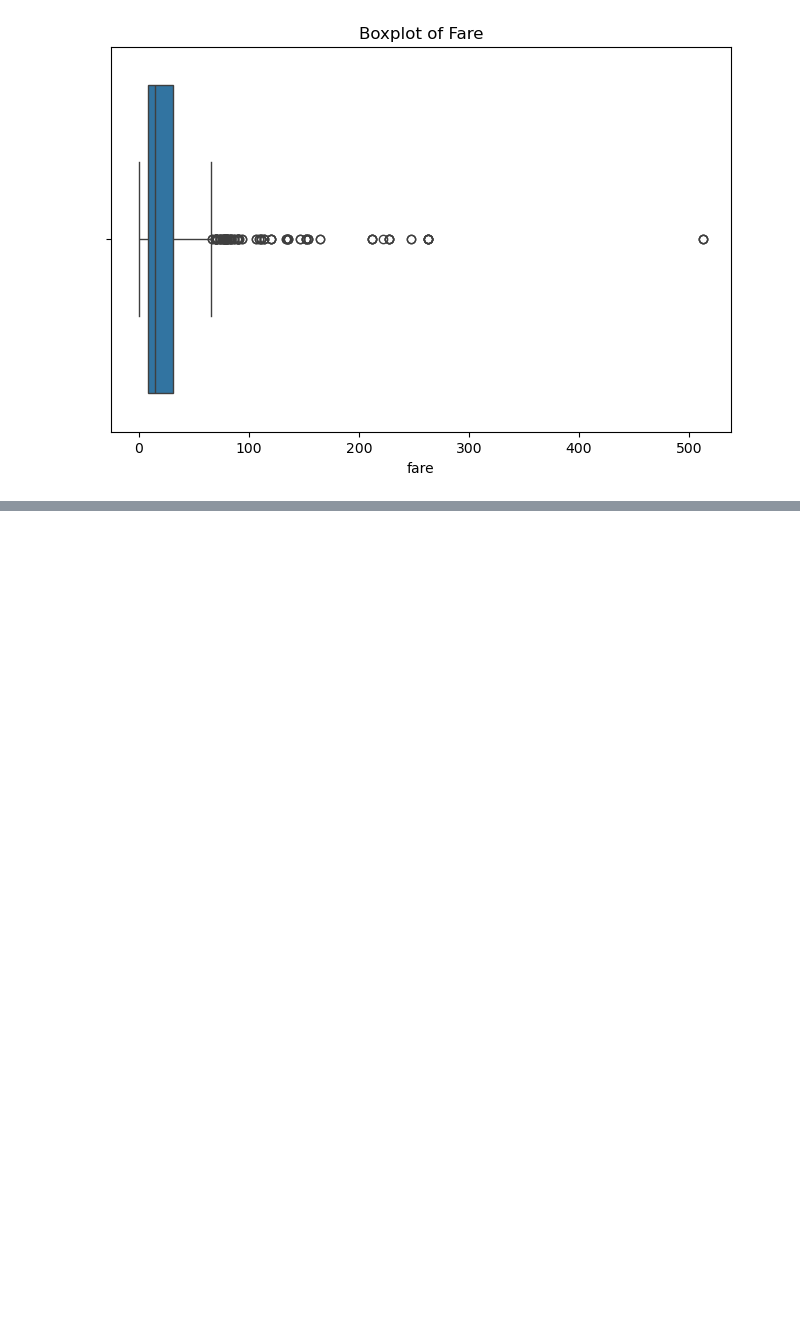
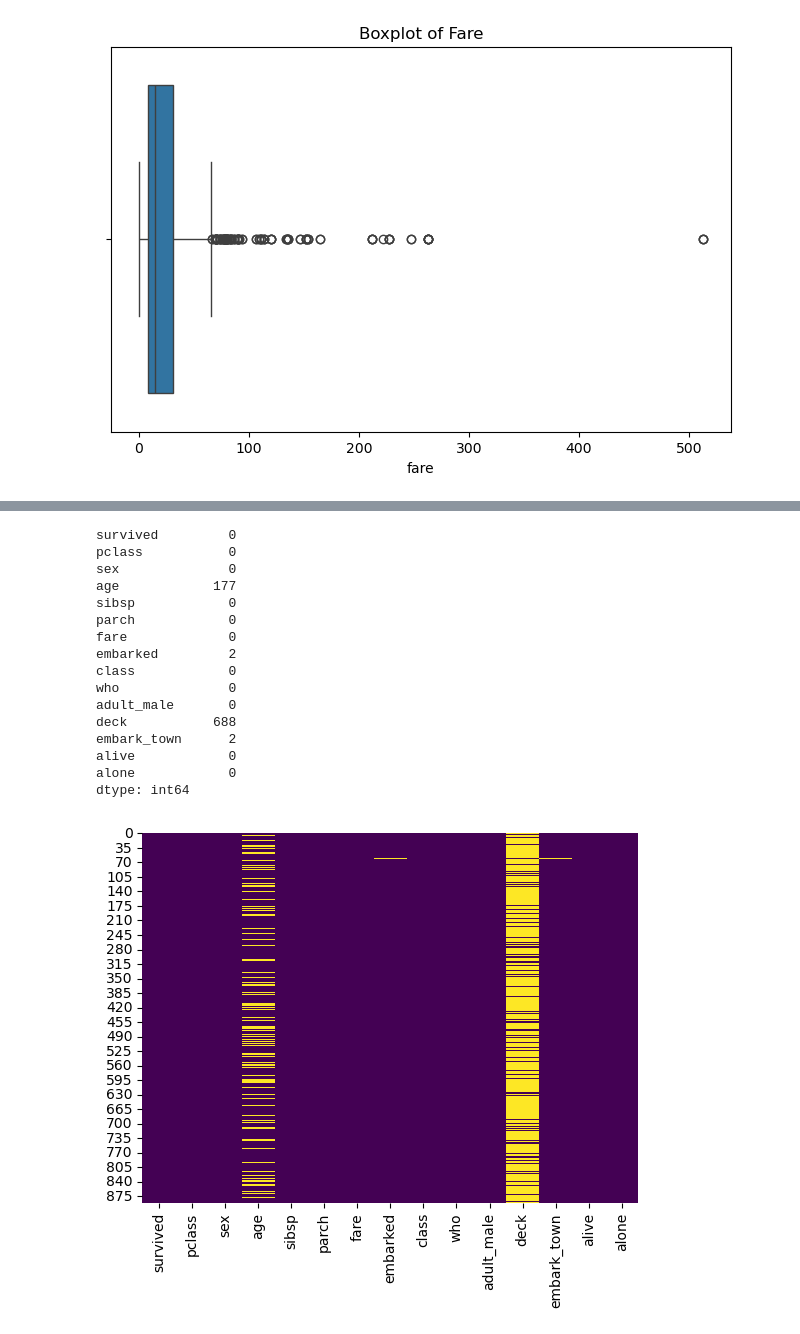
Before and after one commit to H0wl3r2001/EDA_FeatureEngineering, a Jupyter notebook: EDA_intro.ipynb, the cells around one changed output, grey strips where cells are left out. Saved outputs shown, nothing was run; the diff lists cells and outputs as text; code cells hidden in the pictures; blank space fills up the shorter version.

```diff
--- a/EDA_intro.ipynb
+++ b/EDA_intro.ipynb
@@ -99,0 +106,25 @@ plt.show()
+# %%
+# Check for Missing Values
+print(df.isnull().sum())
+
+# Visualizing Missing Data
+sns.heatmap(df.isnull(), cbar=False, cmap='viridis')
+plt.show()
+# %% [output]
+survived         0
+pclass           0
+sex              0
+age            177
+sibsp            0
+parch            0
+fare             0
+embarked         2
+class            0
+who              0
+adult_male       0
+deck           688
+embark_town      2
+alive            0
+alone            0
+dtype: int64
+[figure, added]
```
Also changed, not shown: parts of 4 cells of this notebook.
